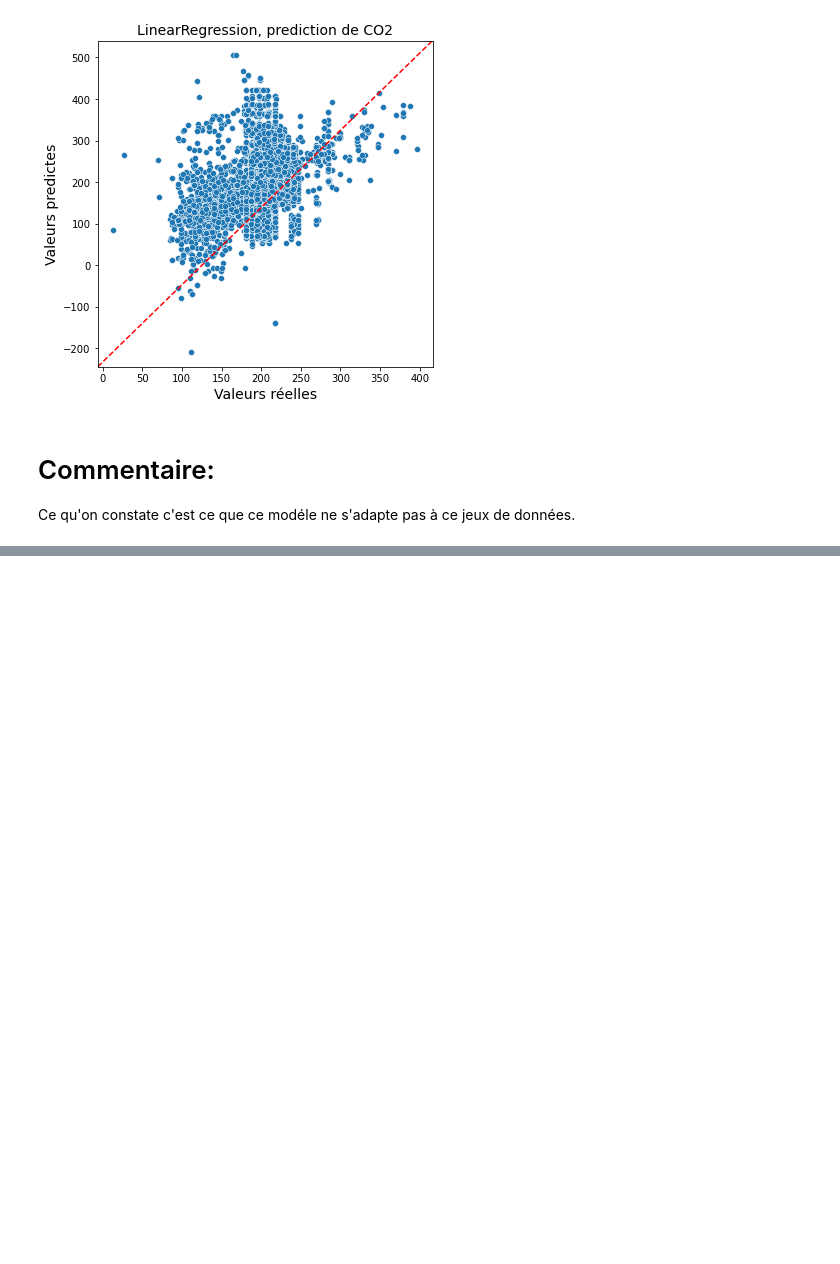
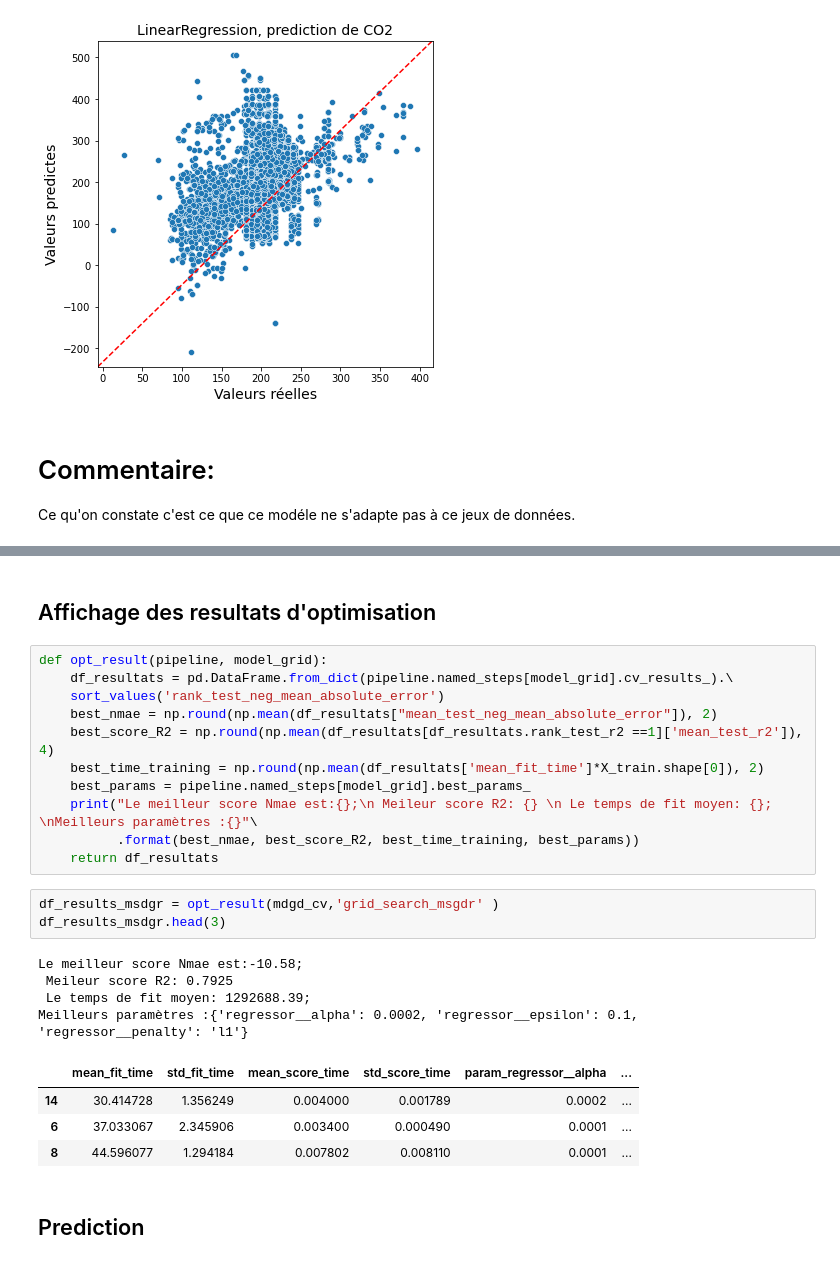
Before and after one commit to sylla2022-arc/Apprentissage-automatique-Regression, a Jupyter notebook: Prediction_Co2/Notebook_2_prediction_Apprentissag_automatique_Regression_CO2.ipynb, the cells around one changed output, grey strips where cells are left out. Drawn from its saved outputs; the diff is of its cells as text; blank space fills up the shorter version.

```diff
--- a/Prediction_Co2/Notebook_2_prediction_Apprentissag_automatique_Regression_CO2.ipynb
+++ b/Prediction_Co2/Notebook_2_prediction_Apprentissag_automatique_Regression_CO2.ipynb
@@ -453,0 +484,27 @@ Ce qu'on constate c'est ce que ce modéle ne s'adapte pas à ce jeux de données
+# %% [markdown]
+## Affichage des resultats d'optimisation
+# %%
+def opt_result(pipeline, model_grid):
+    df_resultats = pd.DataFrame.from_dict(pipeline.named_steps[model_grid].cv_results_).\
+    sort_values('rank_test_neg_mean_absolute_error')
+    best_nmae = np.round(np.mean(df_resultats["mean_test_neg_mean_absolute_error"]), 2)
+    best_score_R2 = np.round(np.mean(df_resultats[df_resultats.rank_test_r2 ==1]['mean_test_r2']), 4)
+    best_time_training = np.round(np.mean(df_resultats['mean_fit_time']*X_train.shape[0]), 2)
+    best_params = pipeline.named_steps[model_grid].best_params_
+    print("Le meilleur score Nmae est:{};\n Meileur score R2: {} \n Le temps de fit moyen: {}; \nMeilleurs paramètres :{}"\
+          .format(best_nmae, best_score_R2, best_time_training, best_params))
+    return df_resultats
+# %%
+df_results_msdgr = opt_result(mdgd_cv,'grid_search_msgdr' )
+df_results_msdgr.head(3)
+# %% [output]
+Le meilleur score Nmae est:-10.58;
+ Meileur score R2: 0.7925
+ Le temps de fit moyen: 1292688.39;
+Meilleurs paramètres :{'regressor__alpha': 0.0002, 'regressor__epsilon': 0.1, 'regressor__penalty': 'l1'}
+|  | mean_fit_time | std_fit_time | mean_score_time | std_score_time | param_regressor__alpha | ... |
+| 14 | 30.414728 | 1.356249 | 0.004000 | 0.001789 | 0.0002 | ... |
+| 6 | 37.033067 | 2.345906 | 0.003400 | 0.000490 | 0.0001 | ... |
+| 8 | 44.596077 | 1.294184 | 0.007802 | 0.008110 | 0.0001 | ... |
+# %% [markdown]
+## Prediction
```
Also changed, not shown: parts of 18 cells of this notebook, 1 other file.
